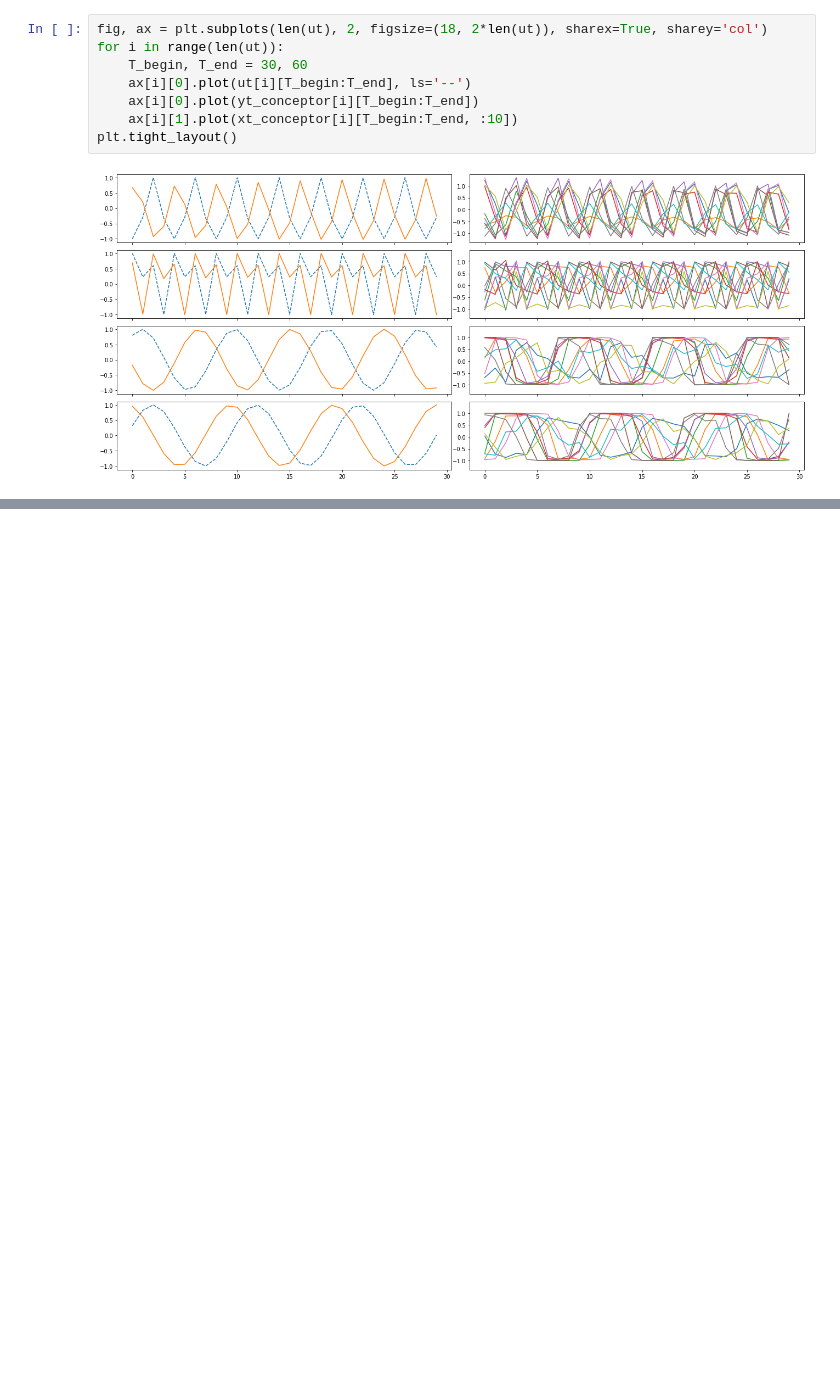
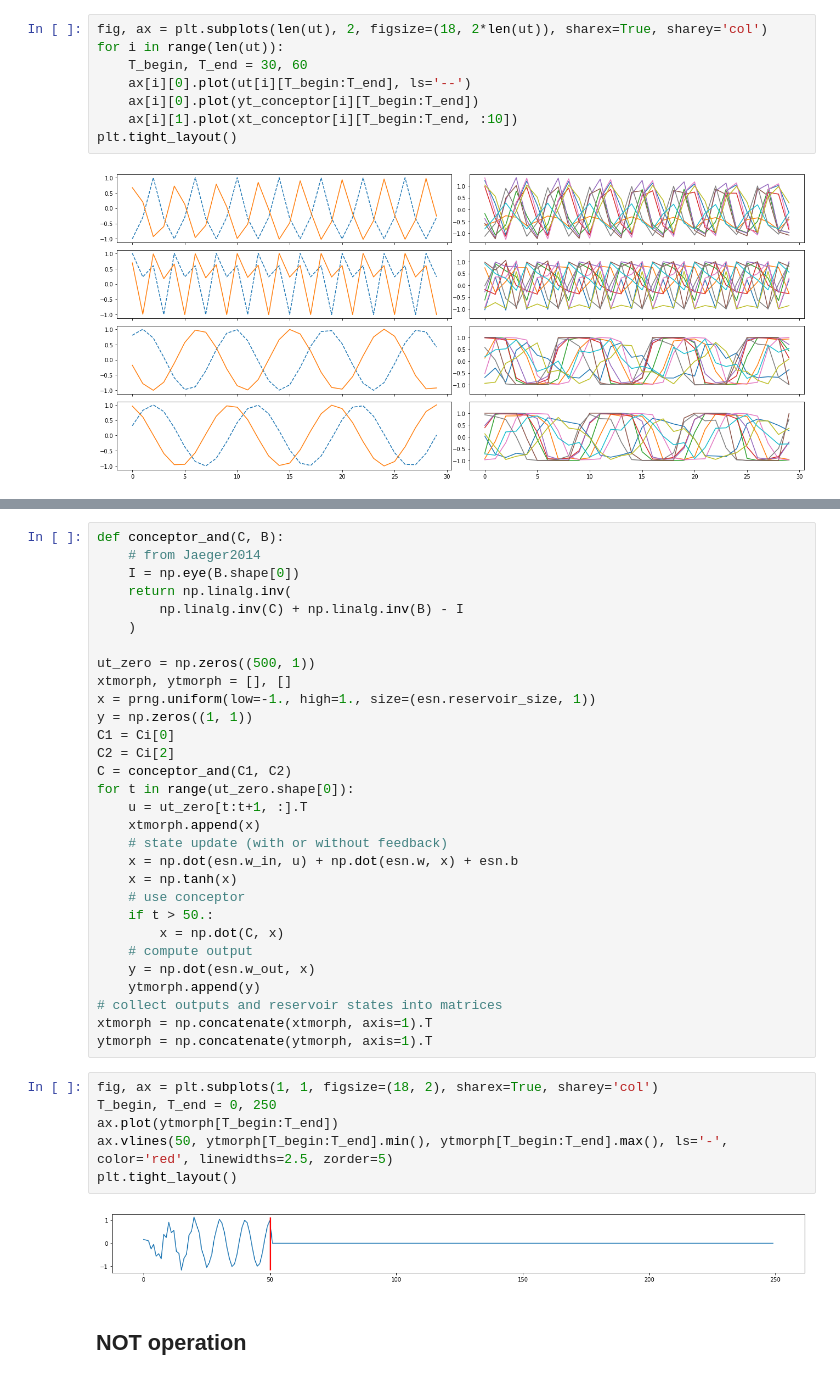
Before and after one commit to rug-minds/conceptors, a Jupyter notebook: demo_esn.ipynb, the cells around one changed output, grey strips where cells are left out. Saved outputs shown, nothing was run; the diff lists cells and outputs as text; blank space fills up the shorter version.

```diff
--- a/demo_esn.ipynb
+++ b/demo_esn.ipynb
@@ -91,0 +249,40 @@ plt.tight_layout()
+# %%
+def conceptor_and(C, B):
+    # from Jaeger2014
+    I = np.eye(B.shape[0])
+    return np.linalg.inv(
+        np.linalg.inv(C) + np.linalg.inv(B) - I
+    )
+
+ut_zero = np.zeros((500, 1))
+xtmorph, ytmorph = [], []
+x = prng.uniform(low=-1., high=1., size=(esn.reservoir_size, 1))
+y = np.zeros((1, 1))
+C1 = Ci[0]
+C2 = Ci[2]
+C = conceptor_and(C1, C2)
+for t in range(ut_zero.shape[0]):
+    u = ut_zero[t:t+1, :].T
+    xtmorph.append(x)
+    # state update (with or without feedback)
+    x = np.dot(esn.w_in, u) + np.dot(esn.w, x) + esn.b
+    x = np.tanh(x)
+    # use conceptor
+    if t > 50.:
+        x = np.dot(C, x)
+    # compute output
+    y = np.dot(esn.w_out, x)
+    ytmorph.append(y)
+# collect outputs and reservoir states into matrices
+xtmorph = np.concatenate(xtmorph, axis=1).T
+ytmorph = np.concatenate(ytmorph, axis=1).T
+# %%
+fig, ax = plt.subplots(1, 1, figsize=(18, 2), sharex=True, sharey='col')
+T_begin, T_end = 0, 250
+ax.plot(ytmorph[T_begin:T_end])
+ax.vlines(50, ytmorph[T_begin:T_end].min(), ytmorph[T_begin:T_end].max(), ls='-', color='red', linewidths=2.5, zorder=5)
+plt.tight_layout()
+# %% [output]
+[figure, added]
+# %% [markdown]
+## NOT operation
```
Also changed, not shown: parts of 15 cells of this notebook, 1 other file.
